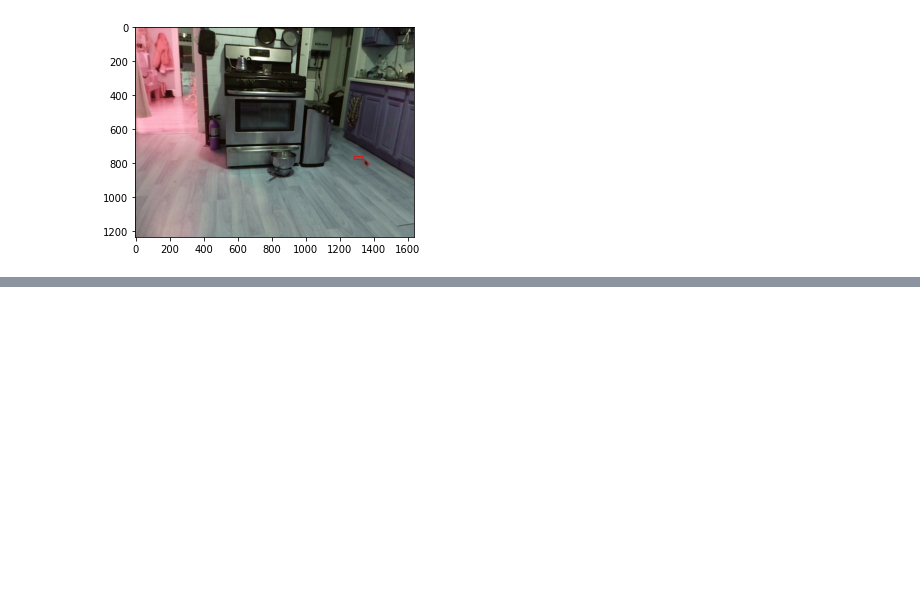
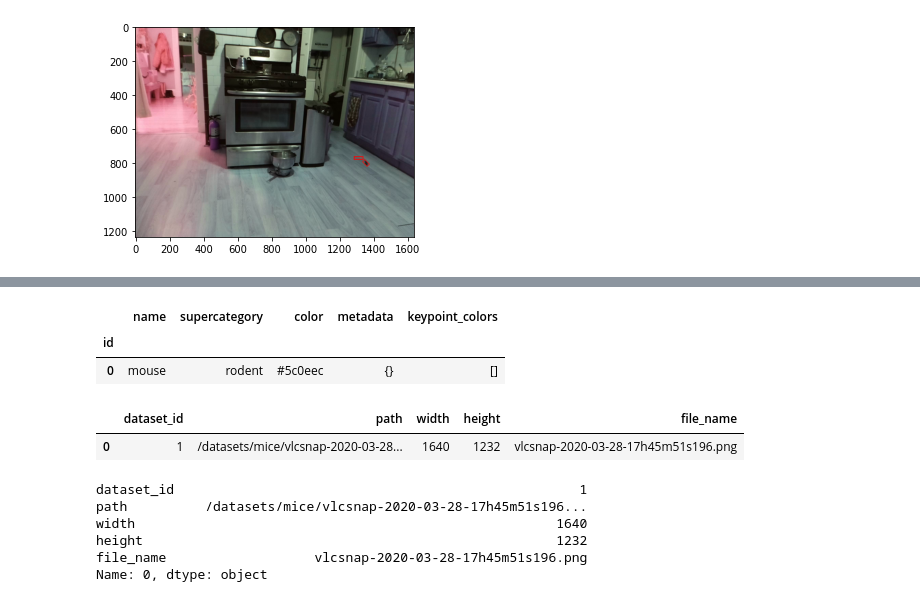
Before and after one commit to jnj16180340/Rodentia, a Jupyter notebook: Rodentia.ipynb, the cells around one changed output, grey strips where cells are left out. Saved outputs shown, nothing was run; the diff lists cells and outputs as text; code cells hidden in the pictures; blank space fills up the shorter version.

```diff
--- a/Rodentia.ipynb
+++ b/Rodentia.ipynb
@@ -97,0 +115,18 @@ plt.imshow(rect2)
+# %%
+categories = pd.DataFrame(
+    [
+        {
+            "name": "mouse",
+            "supercategory": "rodent",
+            "color": "#5c0eec",
+            "metadata": {},
+            "keypoint_colors": [],
+        }
+    ]
+)
+categories.index.name = 'id'
+categories
+# %% [output]
+|  | name | supercategory | color | metadata | keypoint_colors |
+| id |  |  |  |  |  |
+| 0 | mouse | rodent | #5c0eec | {} | [] |
@@ -97,0 +142,9 @@ plt.imshow(rect2)
+# %%
+images = pd.DataFrame(columns=['dataset_id','path','width','height','file_name'])
+
+# inefficient but whatever
+images = images.append(new_image(), ignore_index=True)
+images
+# %% [output]
+|  | dataset_id | path | width | height | file_name |
+| 0 | 1 | /datasets/mice/vlcsnap-2020-03-28... | 1640 | 1232 | vlcsnap-2020-03-28-17h45m51s196.png |
@@ -97,0 +245,9 @@ plt.imshow(rect2)
+# %%
+images.loc[0]
+# %% [output]
+dataset_id                                                    1
+path          /datasets/mice/vlcsnap-2020-03-28-17h45m51s196...
+width                                                      1640
+height                                                     1232
+file_name                   vlcsnap-2020-03-28-17h45m51s196.png
+Name: 0, dtype: object
```
Also changed, not shown: parts of 8 cells of this notebook, 2 other files.
